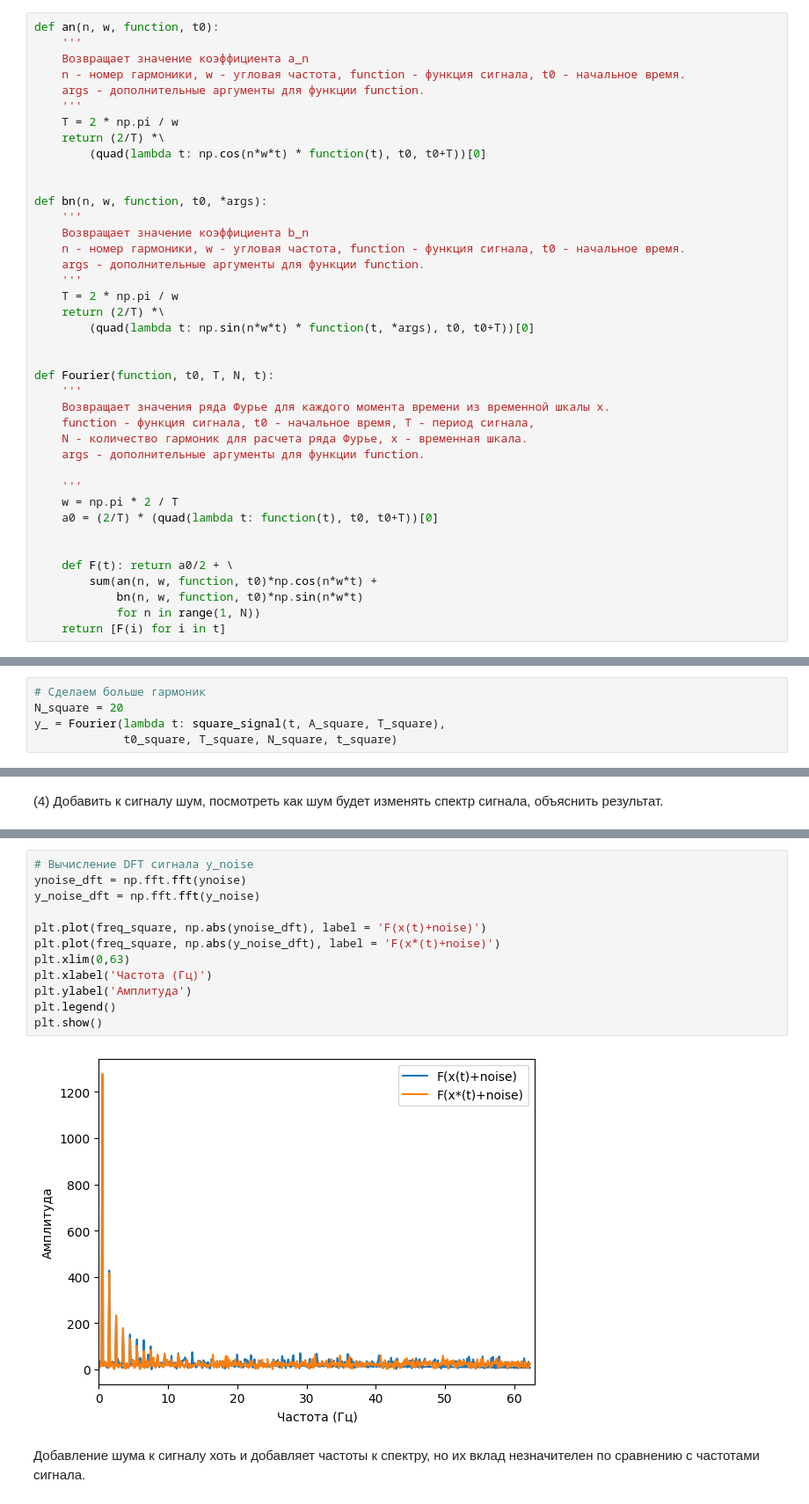
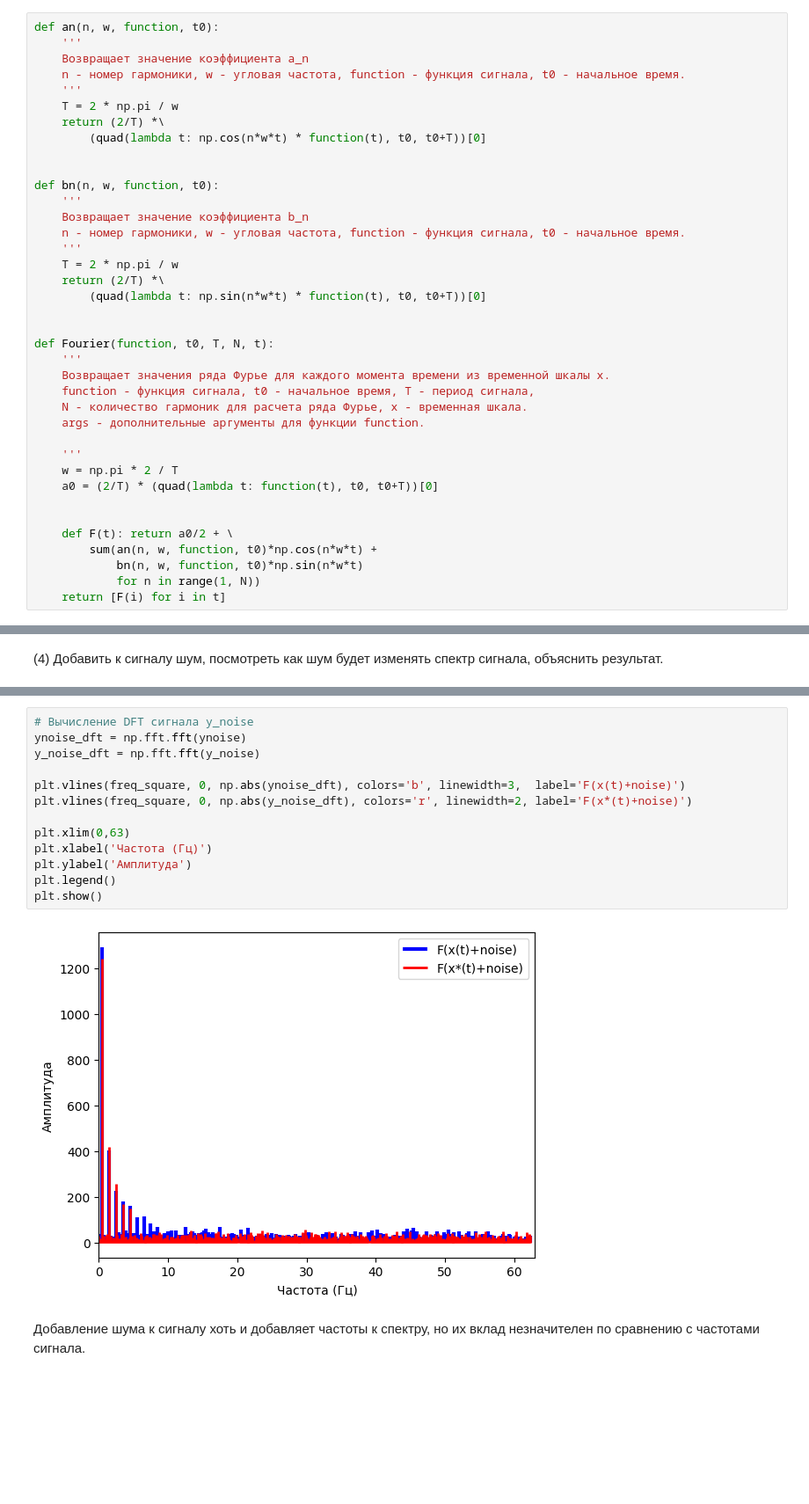
Before and after one commit to Grenka054/DSP-Labs, a Jupyter notebook: lab1.ipynb, the cells around one changed output, grey strips where cells are left out. Shown at 88% size. Cells and saved outputs as stored; diff of their text form; blank space fills up the shorter version.

```diff
--- a/lab1.ipynb
+++ b/lab1.ipynb
@@ -10,22 +10,20 @@ def an(n, w, function, t0):
     '''
     Возвращает значение коэффициента a_n
     n - номер гармоники, w - угловая частота, function - функция сигнала, t0 - начальное время.
-    args - дополнительные аргументы для функции function.
     '''
     T = 2 * np.pi / w
     return (2/T) *\
         (quad(lambda t: np.cos(n*w*t) * function(t), t0, t0+T))[0]
 
 
-def bn(n, w, function, t0, *args):
+def bn(n, w, function, t0):
     '''
     Возвращает значение коэффициента b_n
     n - номер гармоники, w - угловая частота, function - функция сигнала, t0 - начальное время.
-    args - дополнительные аргументы для функции function.
     '''
     T = 2 * np.pi / w
     return (2/T) *\
-        (quad(lambda t: np.sin(n*w*t) * function(t, *args), t0, t0+T))[0]
+        (quad(lambda t: np.sin(n*w*t) * function(t), t0, t0+T))[0]
 
 
 def Fourier(function, t0, T, N, t):
@@ -173,8 +171,3 @@ plt.show()
 # %% [markdown]
 (3) Определить спектр прямоугольного сигнала с помощью встроенной функции fft и сопоставить
 определенный спектр с тем, который предсказывает ваш алгоритм.
-# %%
-# Сделаем больше гармоник
-N_square = 20
-y_ = Fourier(lambda t: square_signal(t, A_square, T_square),
-             t0_square, T_square, N_square, t_square)
@@ -218,16 +221,17 @@ plt.show()
 # %%
 # Вычисление DFT сигнала y_noise
 ynoise_dft = np.fft.fft(ynoise)
 y_noise_dft = np.fft.fft(y_noise)
 
-plt.plot(freq_square, np.abs(ynoise_dft), label = 'F(x(t)+noise)')
-plt.plot(freq_square, np.abs(y_noise_dft), label = 'F(x*(t)+noise)')
+plt.vlines(freq_square, 0, np.abs(ynoise_dft), colors='b', linewidth=3,  label='F(x(t)+noise)')
+plt.vlines(freq_square, 0, np.abs(y_noise_dft), colors='r', linewidth=2, label='F(x*(t)+noise)')
+
 plt.xlim(0,63)
 plt.xlabel('Частота (Гц)')
 plt.ylabel('Амплитуда')
 plt.legend()
 plt.show()
 # %% [output]
-[figure, old version]
+[figure, new version]
 # %% [markdown]
 Добавление шума к сигналу хоть и добавляет частоты к спектру, но их вклад незначителен по сравнению с частотами сигнала.
```
Also changed, not shown: parts of 4 cells of this notebook.
